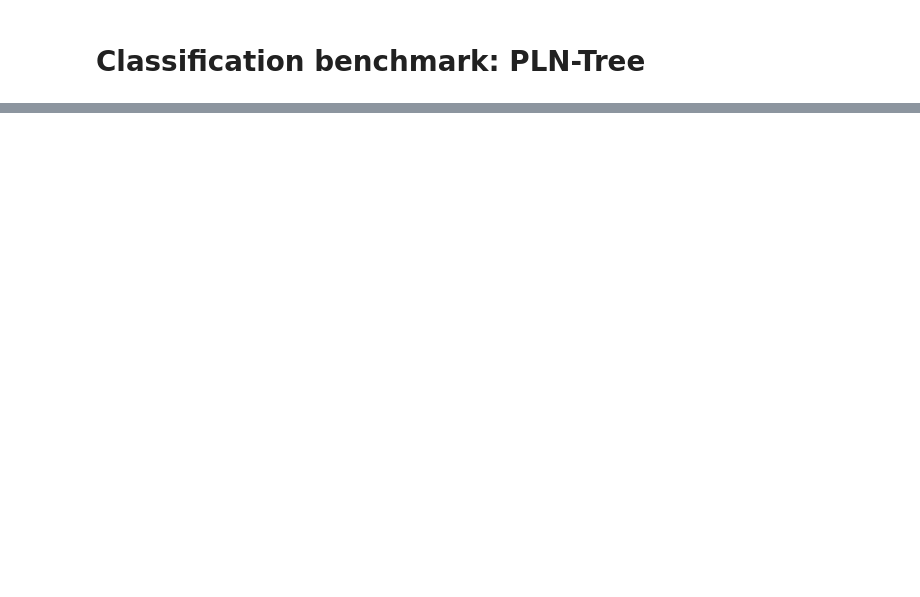
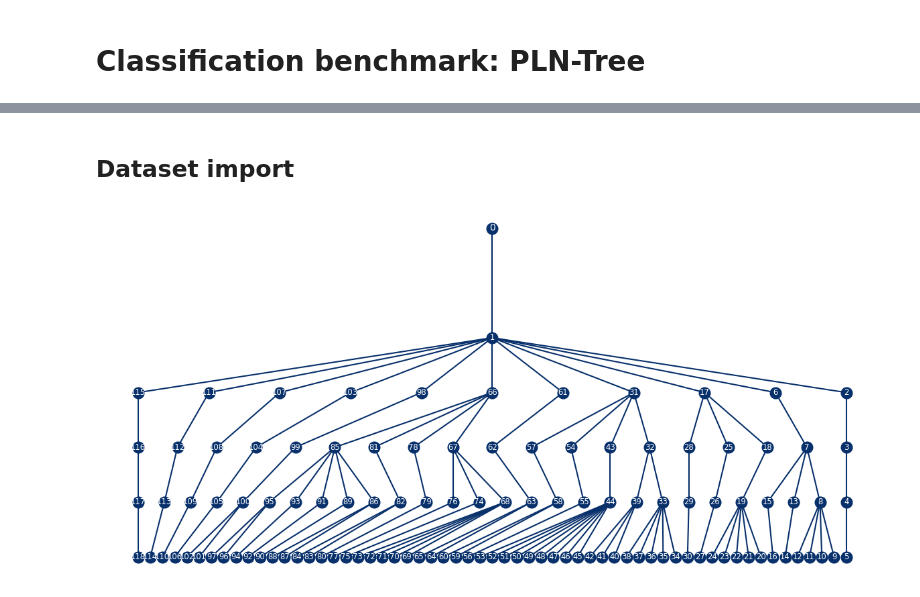
Before and after one commit to AlexandreChaussard/PLN-Tree, a Jupyter notebook: experiments_classifier_plntree.ipynb, the cells around one changed output, grey strips where cells are left out. Saved outputs shown, nothing was run; the diff lists cells and outputs as text; code cells hidden in the pictures; blank space fills up the shorter version.

```diff
--- a/experiments_classifier_plntree.ipynb
+++ b/experiments_classifier_plntree.ipynb
@@ -157,0 +22,35 @@ meanfield.predict_proba(X_test)
+# %% [markdown]
+## Dataset import
+# %%
+seed = 0
+# Select the taxonomic precision
+precision = 'f'
+prefix = f'metagenomics_classification_taxaL{precision}_s{seed}'
+
+seed_all(seed)
+# %%
+from plntree.data import metagenomics_loader
+
+raw_abundances, metadata = metagenomics_loader.load_raw_data(directory='./plntree/data/metagenomics')
+# %%
+diseases = ['t2d', 'ibd_ulcerative_colitis', 'cirrhosis', 'ibd_crohn_disease', 'cancer', 'obesity', 'leaness']
+raw_abundances, metadata = metagenomics_loader.filter_diseases(raw_abundances, metadata, diseases)
+# %%
+# Filter out some taxa
+filtered_taxa = ['k__Archaea', 'k__Eukaryota']
+# Select the rarefaction offset
+rarefaction_offset = 12
+# Select the prevalence threshold (-1 for none)
+prevalence = 1 / np.exp(rarefaction_offset)
+# %%
+abundances = metagenomics_loader.raw_abundance_filter(raw_abundances, precision)
+for taxon in filtered_taxa:
+    abundances = metagenomics_loader.exclude_taxon(abundances, taxon)
+if prevalence > 0:
+    abundances = metagenomics_loader.prevalence_filter(abundances, threshold=prevalence)
+abundances = metagenomics_loader.rarefy(abundances, rarefaction_offset, seed=seed)
+
+taxonomy = metagenomics_loader.get_taxonomy(abundances)
+taxonomy.plot(legend=False, title='')
+# %% [output]
+[figure, added]
```
Also changed, not shown: parts of 72 cells of this notebook, 2 other files.
